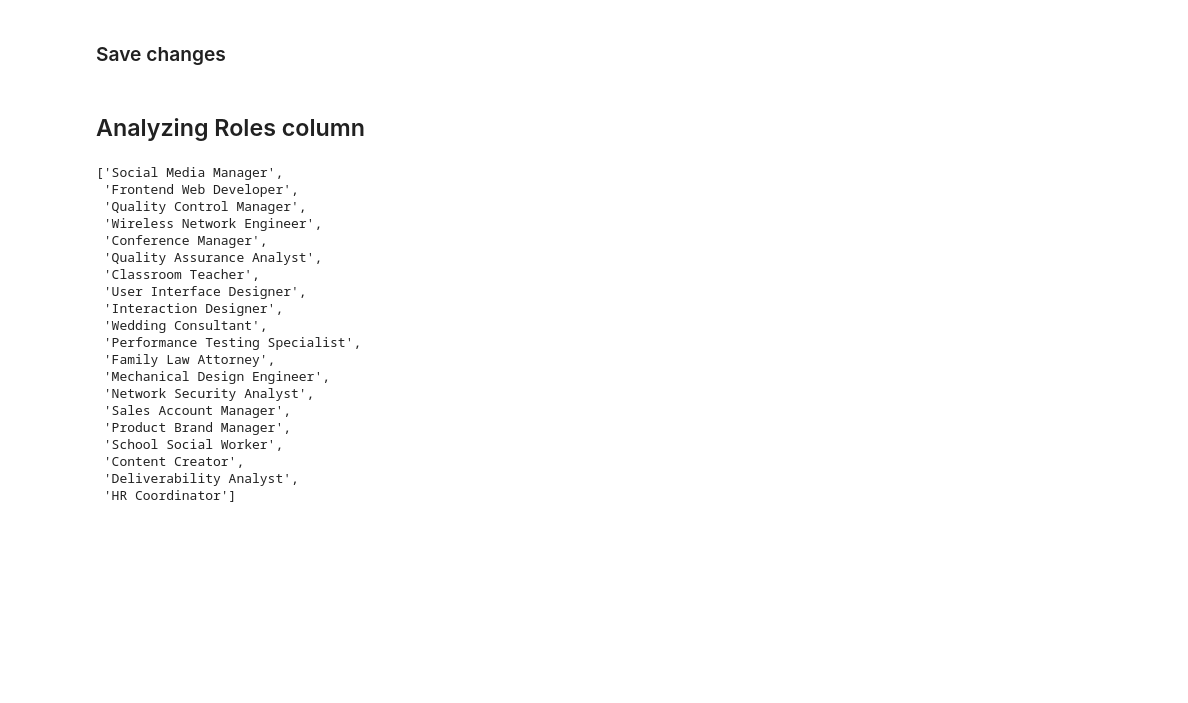
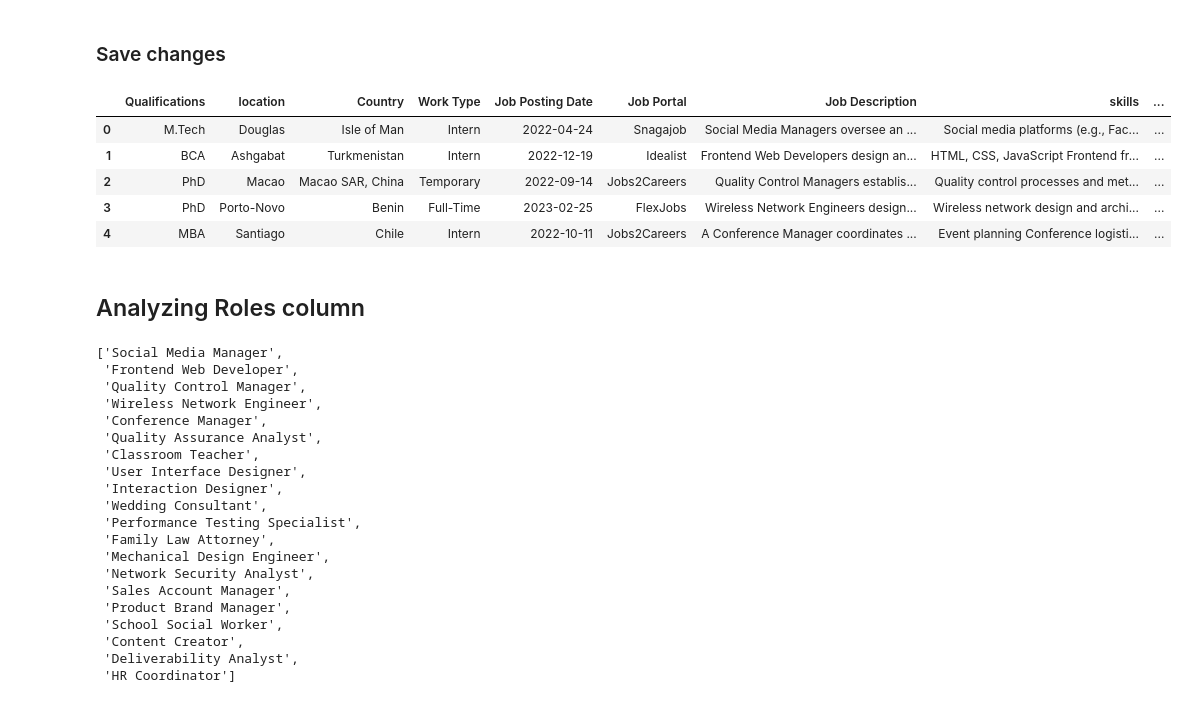
Before and after one commit to MazereAndreea/Job_market_trend, a Jupyter notebook: see_data.ipynb, the cells around one changed output. Drawn from its saved outputs; the diff is of its cells as text; code cells hidden in the pictures; blank space fills up the shorter version.

```diff
--- a/see_data.ipynb
+++ b/see_data.ipynb
@@ -540,7 +557,34 @@ df.head()
+# %%
+#Result:
+cluster_names = {
+    0: "Front-End Developer",
+    1: "Quality and Analytics",
+    2: "Operations and Management",
+    3: "Testing and Analytical Research",
+    4: "Legal and Corporate Law",
+    5: "Design and Architecture",
+    6: "Healthcare, Counseling, and Education",
+    7: "Financial and Event Planning",
+    8: "Engineering and Technical Development",
+    9: "IT, Sales, and Administrative Support",
+    10: "Support, Security, and Digital Communications",
+    11: "Sales, Marketing, and Supply Chain Management"
+}
+
+df['Job Category'] = df['Job Area'].map(cluster_names)
 # %% [markdown]
 ### Save changes
 # %%
 df = save_changes(df)
+# %%
+df.head()
+# %% [output]
+|  | Qualifications | location | Country | Work Type | Job Posting Date | Job Portal | Job Description | skills | ... |
+| 0 | M.Tech | Douglas | Isle of Man | Intern | 2022-04-24 | Snagajob | Social Media Managers oversee an ... | Social media platforms (e.g., Fac... | ... |
+| 1 | BCA | Ashgabat | Turkmenistan | Intern | 2022-12-19 | Idealist | Frontend Web Developers design an... | HTML, CSS, JavaScript Frontend fr... | ... |
+| 2 | PhD | Macao | Macao SAR, China | Temporary | 2022-09-14 | Jobs2Careers | Quality Control Managers establis... | Quality control processes and met... | ... |
+| 3 | PhD | Porto-Novo | Benin | Full-Time | 2023-02-25 | FlexJobs | Wireless Network Engineers design... | Wireless network design and archi... | ... |
+| 4 | MBA | Santiago | Chile | Intern | 2022-10-11 | Jobs2Careers | A Conference Manager coordinates ... | Event planning Conference logisti... | ... |
 # %% [markdown]
 ## Analyzing Roles column
 # %%
```
Also changed, not shown: parts of 10 cells of this notebook, 4 other files.
